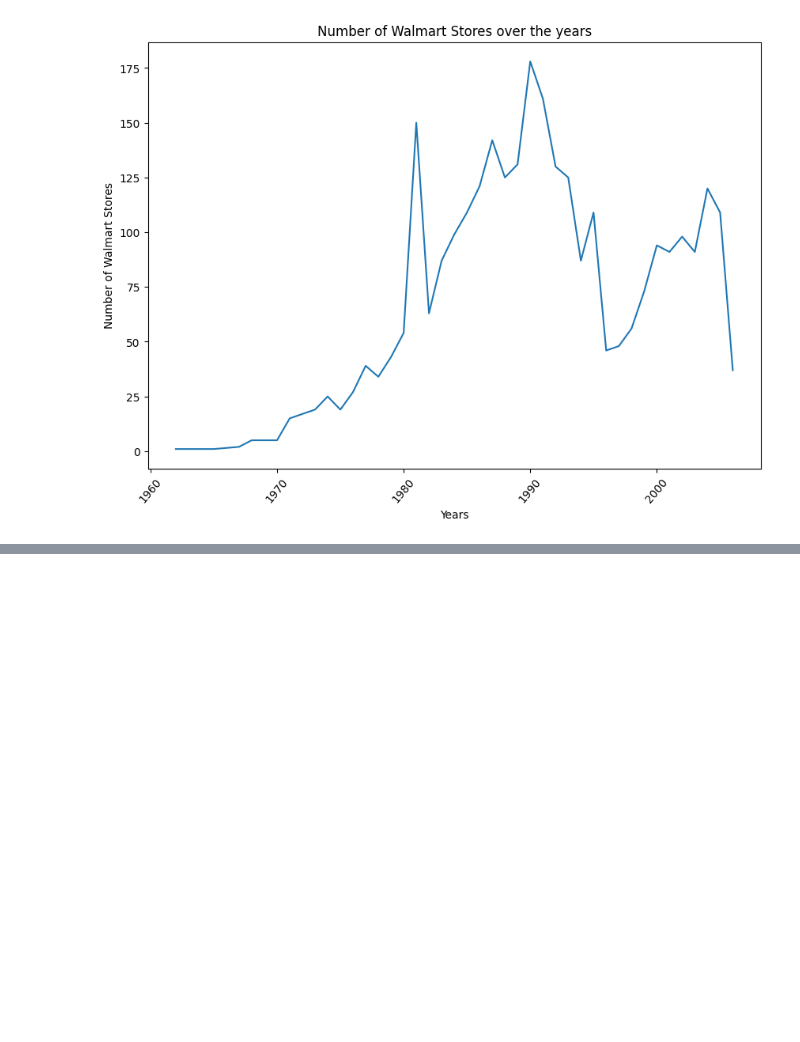
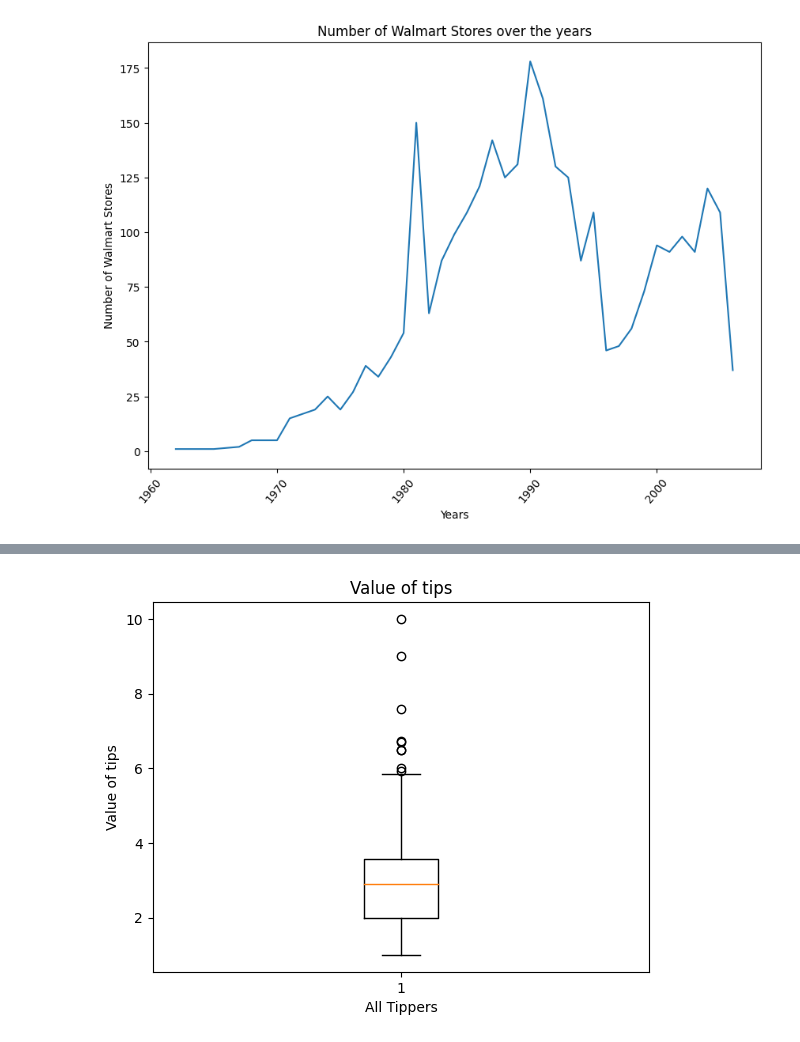
Before and after one commit to holman57/Business-Intelligence-Dashboard, a Jupyter notebook: examples/Plotly.ipynb, the cells around one changed output, grey strips where cells are left out. Saved outputs shown, nothing was run; the diff lists cells and outputs as text; code cells hidden in the pictures; blank space fills up the shorter version.

```diff
--- a/examples/Plotly.ipynb
+++ b/examples/Plotly.ipynb
@@ -153,0 +168,10 @@ px.scatter(data_frame=gapminder,
+# %%
+tips_data = plotly.data.tips()
+plt.xlabel("All Tippers")
+plt.ylabel("Value of tips")
+plt.title("Value of tips")
+plt.boxplot(tips_data['tip'])
+plt.savefig('Tips.png')
+plt.close(fig)
+# %% [output]
+[figure, added]
```
Also changed, not shown: parts of 15 cells of this notebook.
